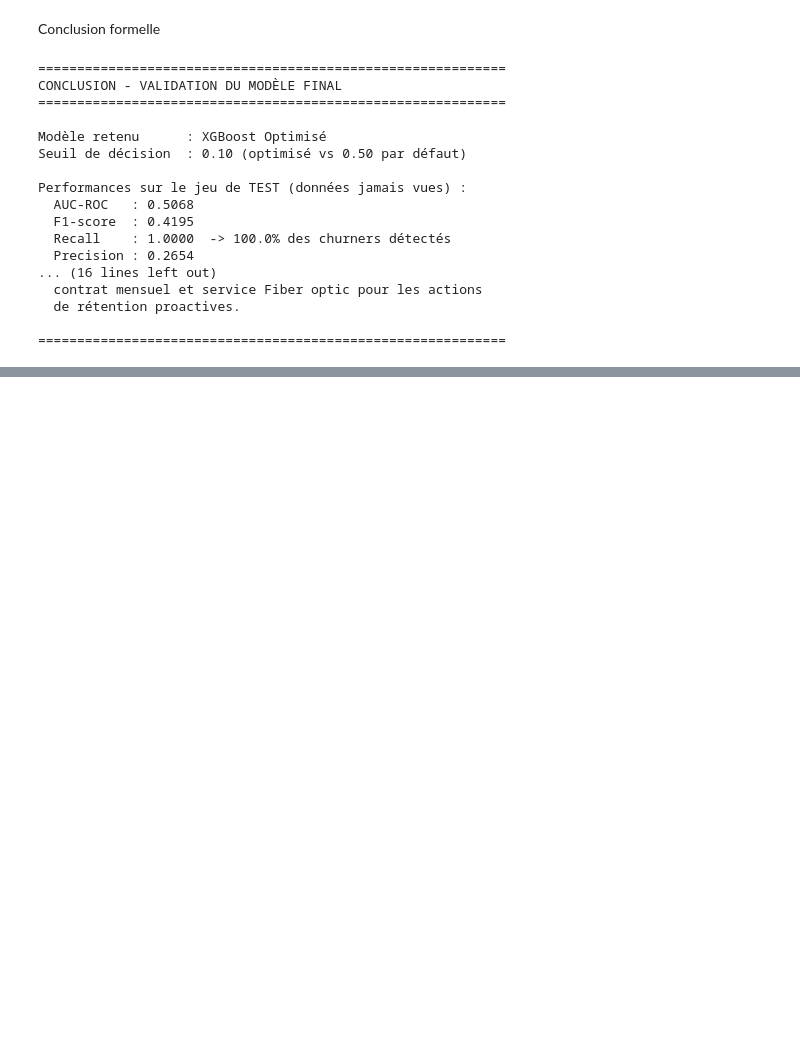
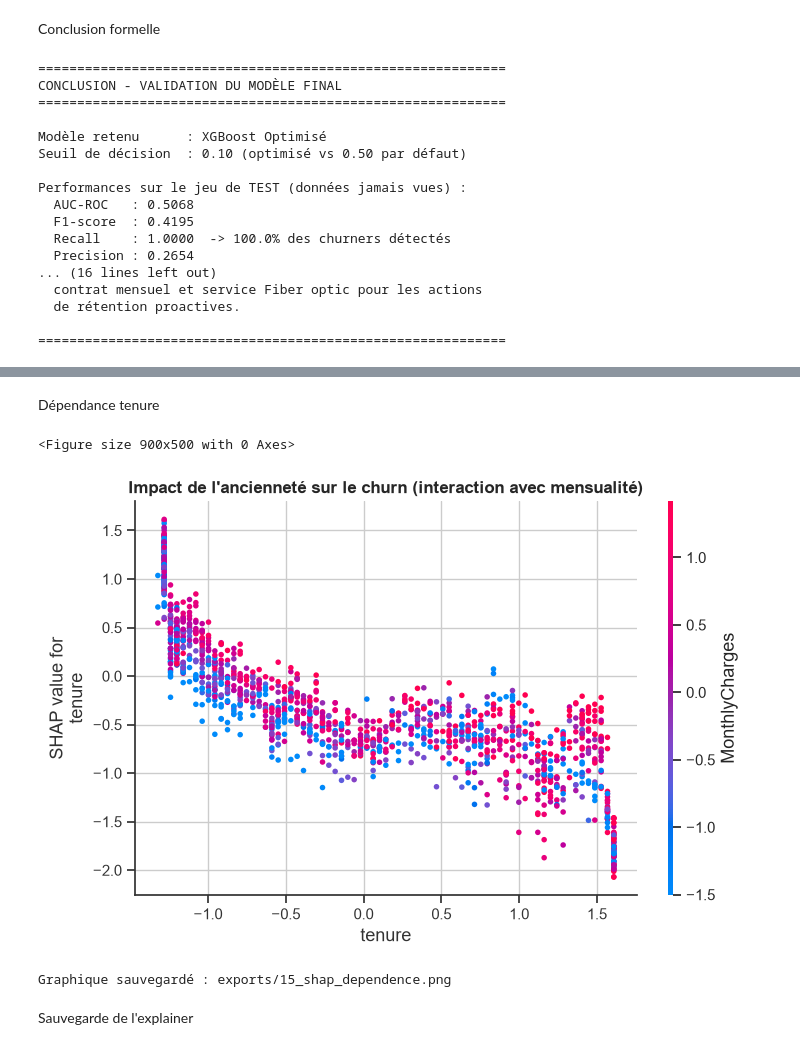
Before and after one commit to SNZAMBA65/churn_project, a Jupyter notebook: notebooks/02_modelisation_validation.ipynb, the cells around one changed output, grey strips where cells are left out. Cells and saved outputs as stored; diff of their text form; code cells hidden in the pictures; blank space fills up the shorter version.

```diff
--- a/notebooks/02_modelisation_validation.ipynb
+++ b/notebooks/02_modelisation_validation.ipynb
@@ -594,0 +675,23 @@ Performances sur le jeu de TEST (données jamais vues) :
+# %% [markdown]
+Dépendance tenure
+# %%
+plt.figure(figsize=(9, 5))
+shap.dependence_plot(
+    "tenure",
+    shap_values,
+    X_test_df,
+    interaction_index="MonthlyCharges",
+    show=False
+)
+plt.title("Impact de l'ancienneté sur le churn (interaction avec mensualité)",
+          fontsize=12, fontweight='bold')
+plt.tight_layout()
+plt.savefig('../exports/15_shap_dependence.png', dpi=150, bbox_inches='tight')
+plt.show()
+print("Graphique sauvegardé : exports/15_shap_dependence.png")
+# %% [output]
+<Figure size 900x500 with 0 Axes>
+[figure, added]
+Graphique sauvegardé : exports/15_shap_dependence.png
+# %% [markdown]
+Sauvegarde de l'explainer
```
Also changed, not shown: parts of 17 cells of this notebook, 7 other files.
